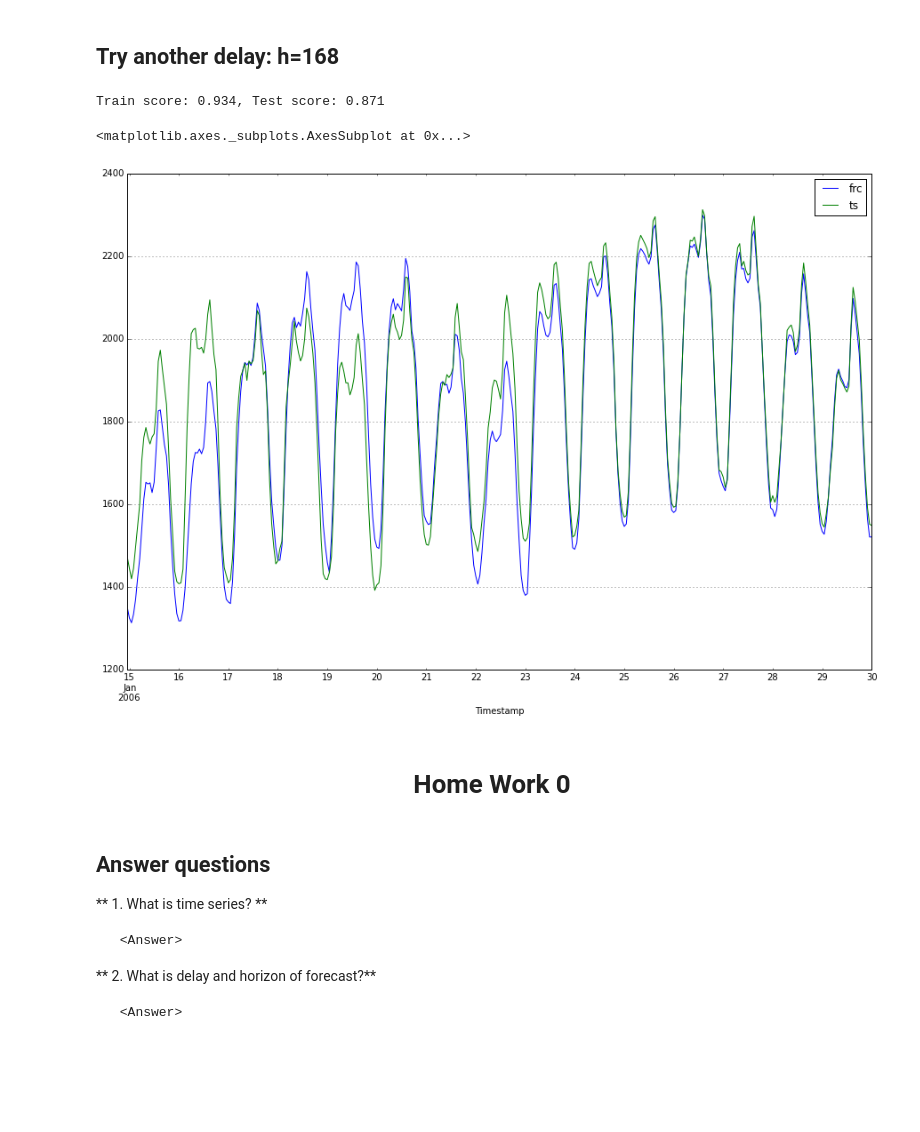
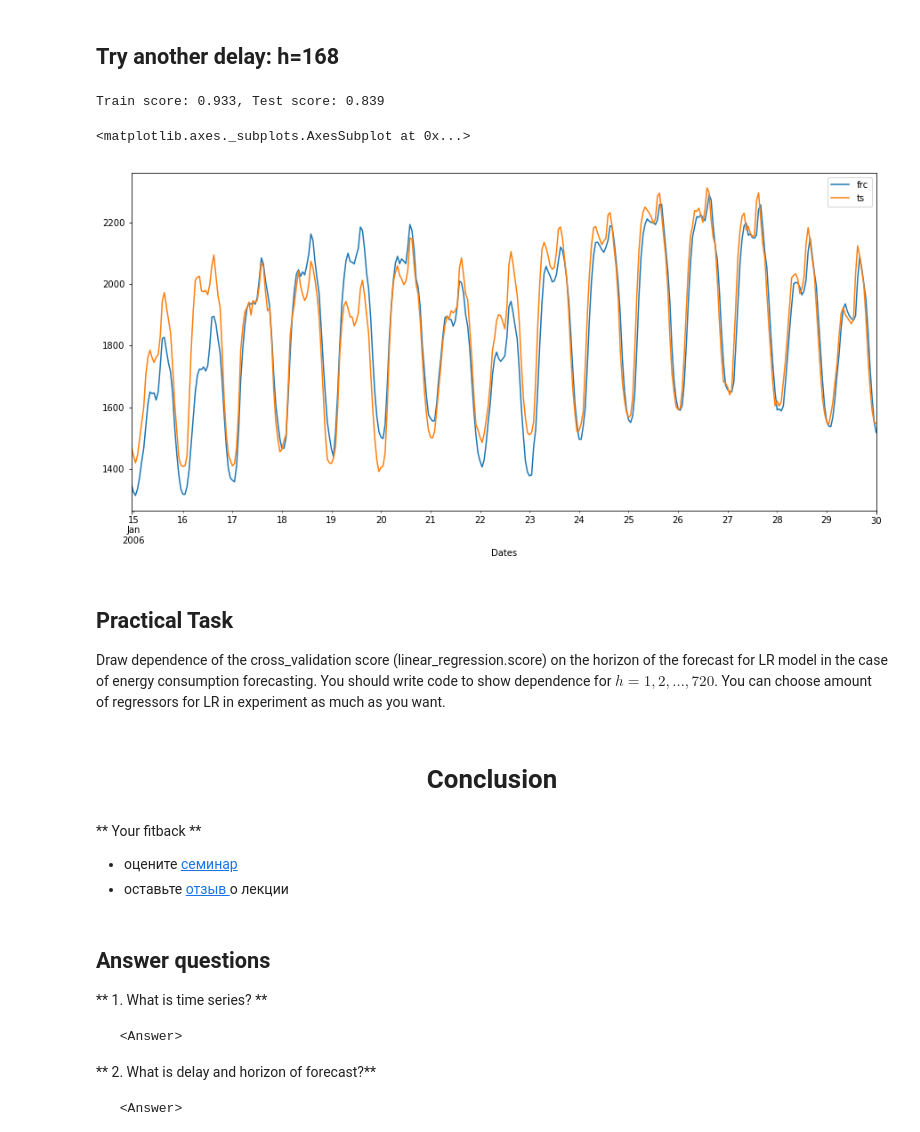
Before and after one commit to ml-mipt/ml-mipt-part2, a Jupyter notebook: 2017/seminars/0_ts_intro/0_IntroTS.ipynb, the cells around one changed output. Cells and saved outputs as stored; diff of their text form; code cells hidden in the pictures; blank space fills up the shorter version.

```diff
--- a/2017/seminars/0_ts_intro/0_IntroTS.ipynb
+++ b/2017/seminars/0_ts_intro/0_IntroTS.ipynb
@@ -233,17 +294,20 @@ Train score: 0.996, Test score: 0.970
 # %%
 K=168
 h = 168 # delay
 
-x_train = ts['EnergyCons'].ix['2005-01-01 00:00:00':'2006-01-01 00:00:00']
-x_test = ts['EnergyCons'].ix['2006-01-01 00:00:00':'2006-01-30 00:00:00']
+x_train = ts['EnergyCons'].loc['2005-01-01 00:00:00':'2006-01-01 00:00:00']
+x_test = ts['EnergyCons'].loc['2006-01-01 00:00:00':'2006-01-30 00:00:00']
 
 X_train, y_train = get_autoregrmatrix(x_train,h,K)
 X_test, y_test = get_autoregrmatrix(x_test,h,K)
 linear_regression = LinearRegression()
 linear_regression.fit(X_train,y_train)
 print('Train score: %.3f, Test score: %.3f'% (linear_regression.score(X_train, y_train), linear_regression.score(X_test, y_test)))
-pd.DataFrame({'ts':y_test, 'frc': linear_regression.predict(X_test)}).plot(figsize(15,10))
+pd.DataFrame({'ts':y_test, 'frc': linear_regression.predict(X_test)}).plot(figsize=(15,7))
 # %% [output]
-Train score: 0.934, Test score: 0.871
+Train score: 0.933, Test score: 0.839
 <matplotlib.axes._subplots.AxesSubplot at 0x...>
-[figure, old version]
+[figure, new version]
+# %% [markdown]
+## Practical Task
+Draw dependence of the cross_validation score (linear_regression.score) on the horizon of the forecast for LR model in the case of energy consumption forecasting. You should write code to show dependence for $h=1,2,\dots, 720$. You can choose amount of regressors for LR in experiment as much as you want.
@@ -250,5 +316,9 @@ Train score: 0.934, Test score: 0.871
 # %% [markdown]
-<h1 align="center"> Home Work 0</h1>
+<h1 align="center"> Conclusion </h1>
+# %% [markdown]
+** Your fitback **
+  * оцените <a href="https://docs.google.com/forms/d/e/1FAIpQLSdmyY3f-lwrhSGeqJPaxcXrdj0SfZzZbgRIggg-nx4EQ_eQLQ/viewform?c=0&w=1"> семинар </a>
+  * оставьте <a href="https://docs.google.com/forms/d/e/1FAIpQLSdefy8neFtoxDlXD3toHi3fWB3OW-23APTRj-GuTX8wtAJahQ/viewform?c=0&w=1"> отзыв </a> о лекции
 # %% [markdown]
 ## Answer questions
   ** 1. What is time series? **
```
Also changed, not shown: parts of 30 cells of this notebook, 2 other files.
